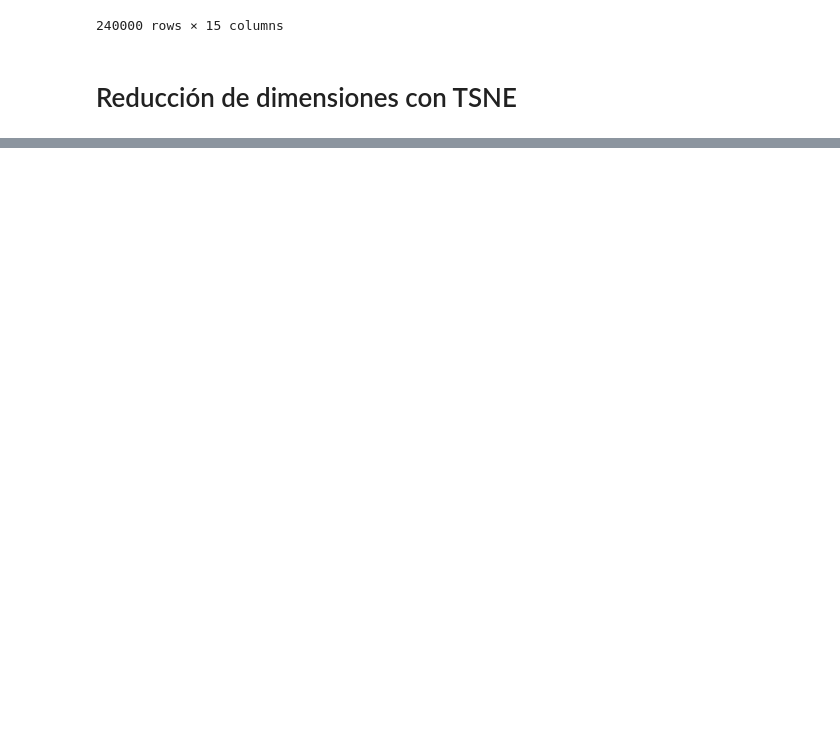
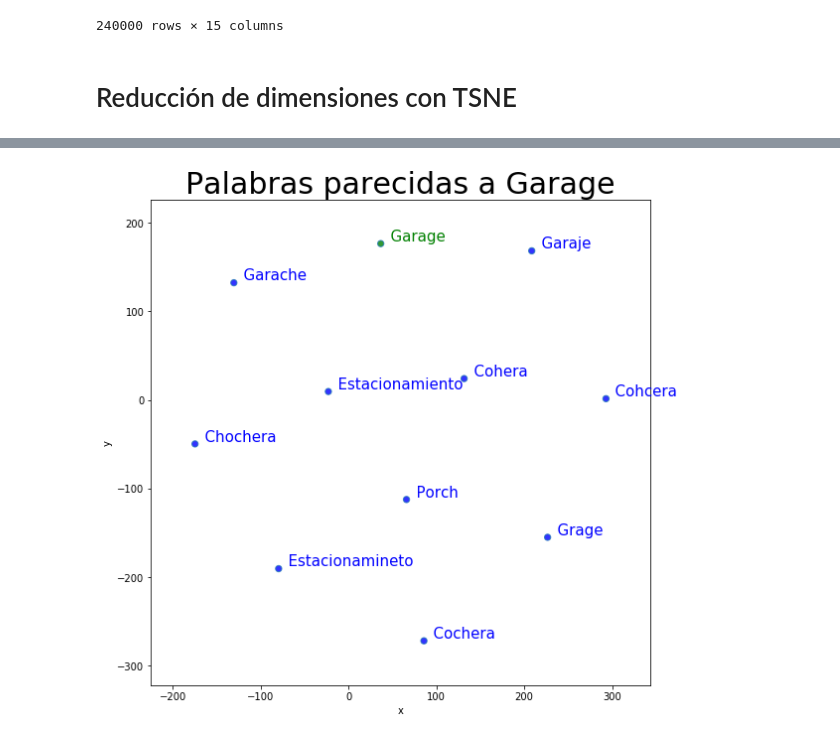
Before and after one commit to petermacgaul/orgaDatos-1, a Jupyter notebook: TP2/01E - Average Word2Vec descripcion.ipynb, the cells around one changed output, grey strips where cells are left out. Cells and saved outputs as stored; diff of their text form; code cells hidden in the pictures; blank space fills up the shorter version.

```diff
--- a/TP2/01E - Average Word2Vec descripcion.ipynb
+++ b/TP2/01E - Average Word2Vec descripcion.ipynb
@@ -335,0 +337,4 @@ tsnescatterplot(model, 'lujo', [i[0] for i in model.wv.most_similar(negative=["l
+# %%
+tsnescatterplot(model, 'garage', [i[0] for i in model.wv.most_similar(negative=["garage"])])
+# %% [output]
+[figure, added]
```
Also changed, not shown: parts of 15 cells of this notebook.
